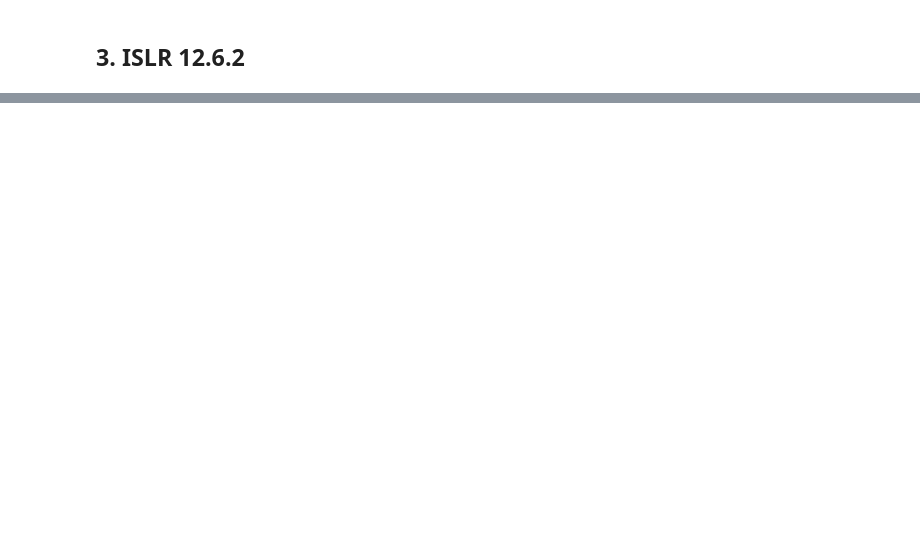
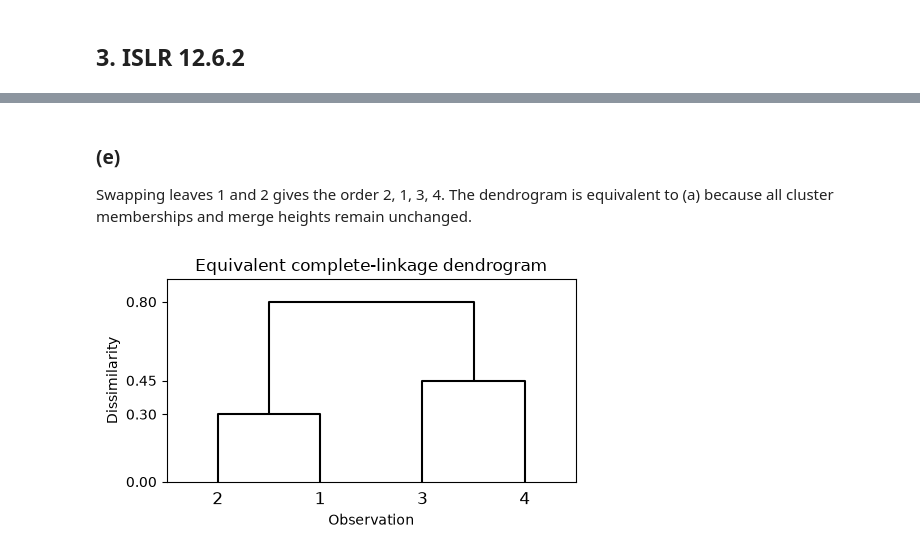
Before and after one commit to shae513351/DSCI552-HW7-Fall26, a Jupyter notebook: notebook/Huang_Shane_HW7.ipynb, the cells around one changed output, grey strips where cells are left out. Saved outputs shown, nothing was run; the diff lists cells and outputs as text; code cells hidden in the pictures; blank space fills up the shorter version.

```diff
--- a/notebook/Huang_Shane_HW7.ipynb
+++ b/notebook/Huang_Shane_HW7.ipynb
@@ -67,0 +380,22 @@ Missing values: 0
+# %%
+from scipy.cluster.hierarchy import dendrogram
+
+# Record the manually derived complete-linkage merges.
+Z_complete = np.array([
+    [0, 1, 0.30, 2],
+    [2, 3, 0.45, 2],
+    [4, 5, 0.80, 4]
+])
+
+fig, ax = plt.subplots(figsize=(5, 3))
+dendrogram(
+    Z_complete, labels=["1", "2", "3", "4"],
+    color_threshold=0, above_threshold_color="black", ax=ax
+)
+ax.set(
+    xlabel="Observation", ylabel="Dissimilarity",
+    title="Complete linkage", ylim=(0, 0.9)
+)
+ax.set_yticks([0, 0.30, 0.45, 0.80])
+plt.tight_layout()
+plt.show()
@@ -67,0 +440,24 @@ Missing values: 0
+# %% [markdown]
+### (e)
+Swapping leaves 1 and 2 gives the order 2, 1, 3, 4.
+The dendrogram is equivalent to (a) because all cluster
+memberships and merge heights remain unchanged.
+# %%
+# Swap the children of the first merge to reverse leaves 1 and 2.
+Z_equivalent = Z_complete.copy()
+Z_equivalent[0, :2] = Z_equivalent[0, :2][::-1]
+
+fig, ax = plt.subplots(figsize=(5, 3))
+dendrogram(
+    Z_equivalent, labels=["1", "2", "3", "4"],
+    color_threshold=0, above_threshold_color="black", ax=ax
+)
+ax.set(
+    xlabel="Observation", ylabel="Dissimilarity",
+    title="Equivalent complete-linkage dendrogram", ylim=(0, 0.9)
+)
+ax.set_yticks([0, 0.30, 0.45, 0.80])
+plt.tight_layout()
+plt.show()
+# %% [output]
+[figure, added]
```
Also changed, not shown: parts of 20 cells of this notebook, 1 other file.
